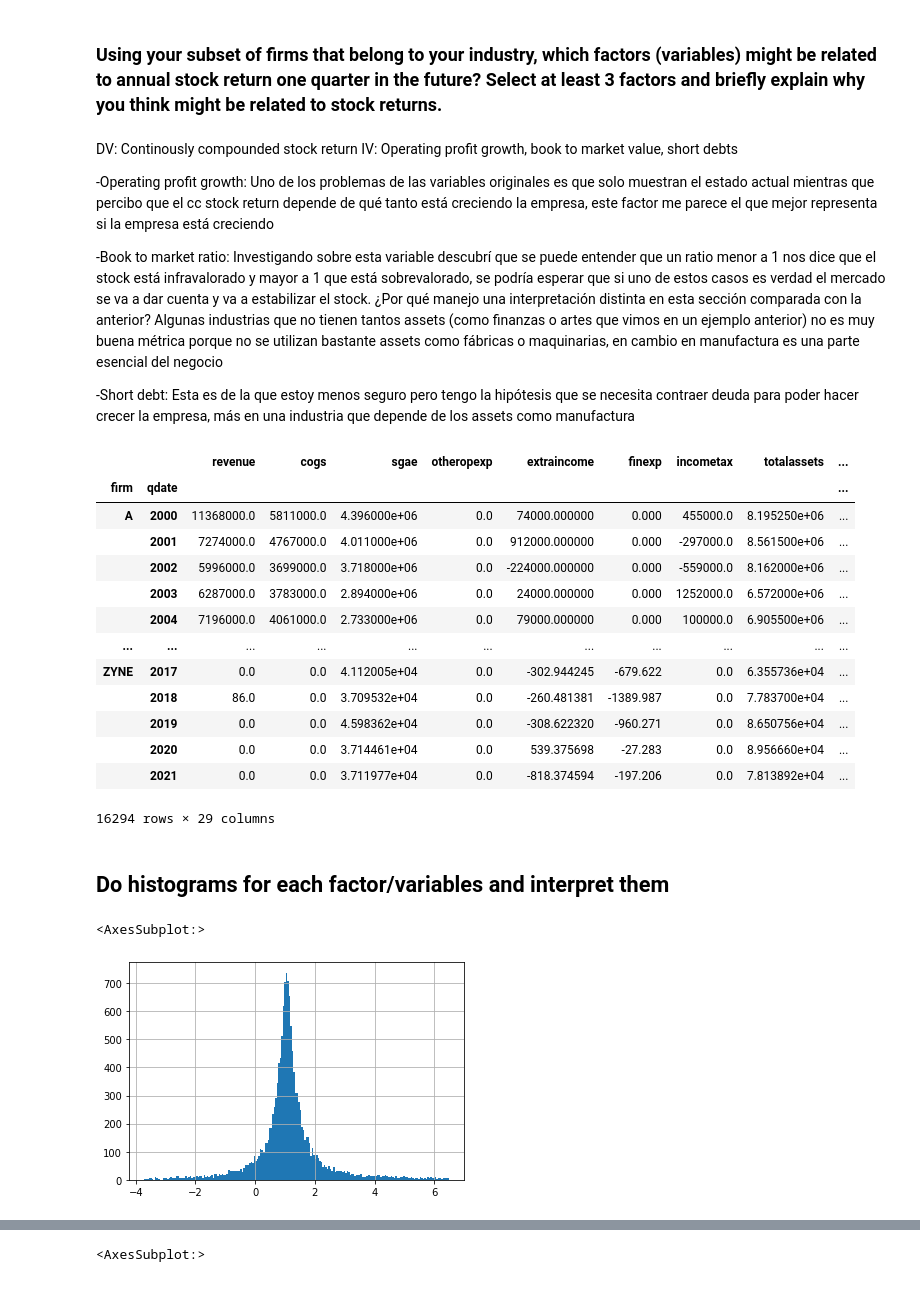
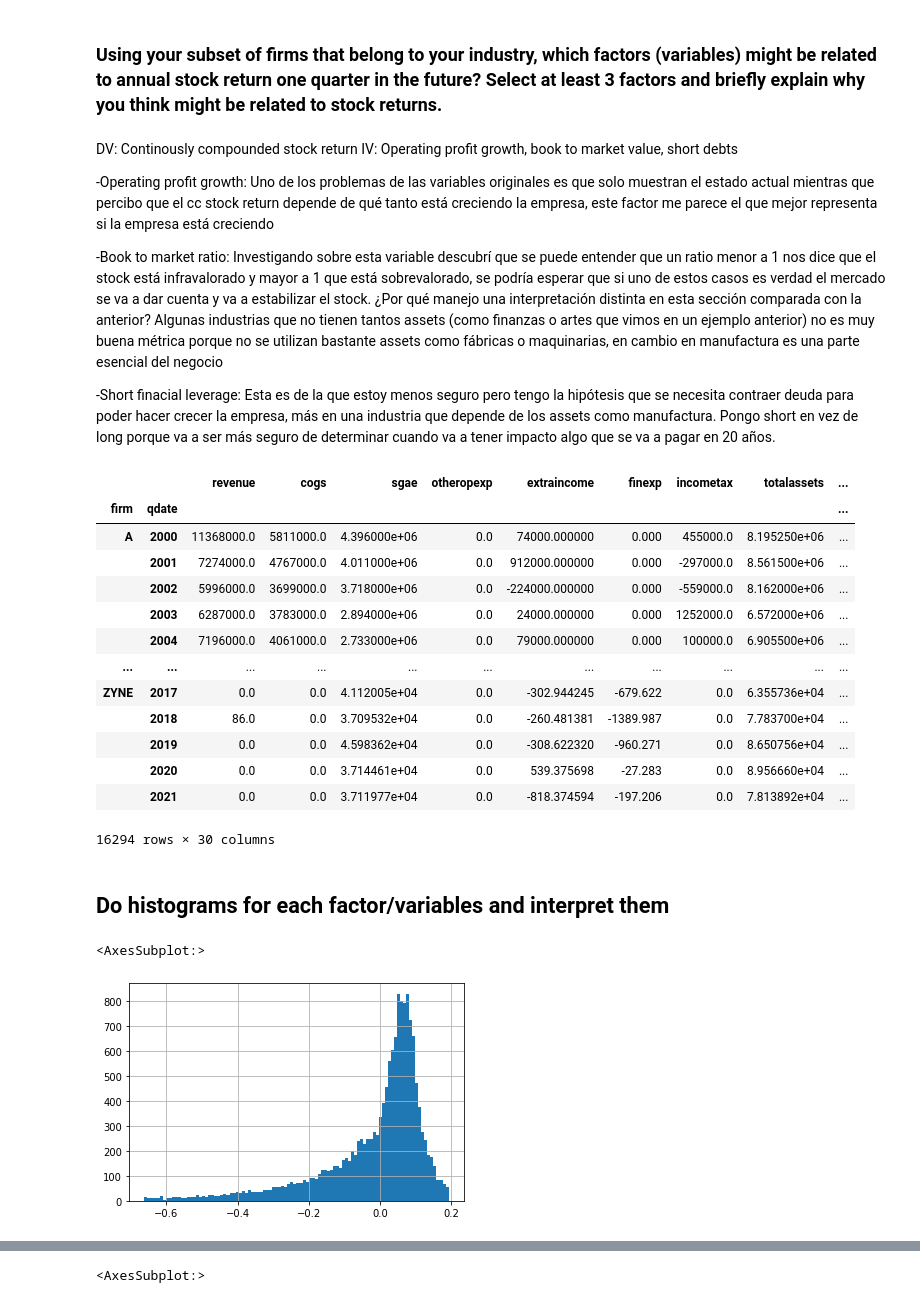
Before and after one commit to AlexReusC/Modulo-1-IA, a Jupyter notebook: portafolio.ipynb, the cells around one changed output, grey strips where cells are left out. Cells and saved outputs as stored; diff of their text form; code cells hidden in the pictures.

```diff
--- a/portafolio.ipynb
+++ b/portafolio.ipynb
@@ -592,9 +594,10 @@ IV: Operating profit growth, book to market value, short debts
 
 -Book to market ratio: Investigando sobre esta variable descubrí que se puede entender que un ratio menor a 1 nos dice que el stock está infravalorado y mayor a 1 que está sobrevalorado, se podría esperar que si uno de estos casos es verdad el mercado se va a dar cuenta y va a estabilizar el stock. ¿Por qué manejo una interpretación distinta en esta sección comparada con la anterior? Algunas industrias que no tienen tantos assets (como finanzas o artes que vimos en un ejemplo anterior) no es muy buena métrica porque no se utilizan bastante assets como fábricas o maquinarias, en cambio en manufactura es una parte esencial del negocio
 
--Short debt: Esta es de la que estoy menos seguro pero tengo la hipótesis que se necesita contraer deuda para poder hacer crecer la empresa, más en una industria que depende de los assets como manufactura
+-Short finacial leverage: Esta es de la que estoy menos seguro pero tengo la hipótesis que se necesita contraer deuda para poder hacer crecer la empresa, más en una industria que depende de los assets como manufactura. Pongo short en vez de long porque va a ser más seguro de determinar cuando va a tener impacto algo que se va a pagar en 20 años.
 # %%
-df_manufacturing = df[df["Sector NAICS\nlevel 1"] == "Manufacturing"]
+df["shortfinancialleverage"] = df["shortdebt"] / df["totalassets"]
+df_manufacturing = df[df["Sector NAICS\nlevel 1"] == "Manufacturing"].copy()
 df_manufacturing
 # %% [output]
 |  |  | revenue | cogs | sgae | otheropexp | extraincome | finexp | incometax | totalassets | ... |
@@ -610,12 +613,12 @@ df_manufacturing
 |  | 2019 | 0.0 | 0.0 | 4.598362e+04 | 0.0 | -308.622320 | -960.271 | 0.0 | 8.650756e+04 | ... |
 |  | 2020 | 0.0 | 0.0 | 3.714461e+04 | 0.0 | 539.375698 | -27.283 | 0.0 | 8.956660e+04 | ... |
 |  | 2021 | 0.0 | 0.0 | 3.711977e+04 | 0.0 | -818.374594 | -197.206 | 0.0 | 7.813892e+04 | ... |
-16294 rows × 29 columns
+16294 rows × 30 columns
 # %% [markdown]
 ## Do histograms for each factor/variables and interpret them
 # %%
-df_manufacturing[(df_manufacturing["operatingprofitgrowth"] < df_manufacturing["operatingprofitgrowth"].quantile(.975)) & (df_manufacturing["operatingprofitgrowth"] > df_manufacturing["operatingprofitgrowth"].quantile(.025))]["operatingprofitgrowth"].hist(bins=200)
+df_manufacturing[(df_manufacturing["epsp"] < df_manufacturing["epsp"].quantile(.975)) & (df_manufacturing["epsp"] > df_manufacturing["epsp"].quantile(.025))]["epsp"].hist(bins=100)
 #Se usa entre el 2.5 percentil al 97.5 porque hay valores muy extremos que hacen difícil ver la gráfica
 # %% [output]
 <AxesSubplot:>
-[figure, old version]
+[figure, new version]
```
Also changed, not shown: parts of 18 cells of this notebook.
